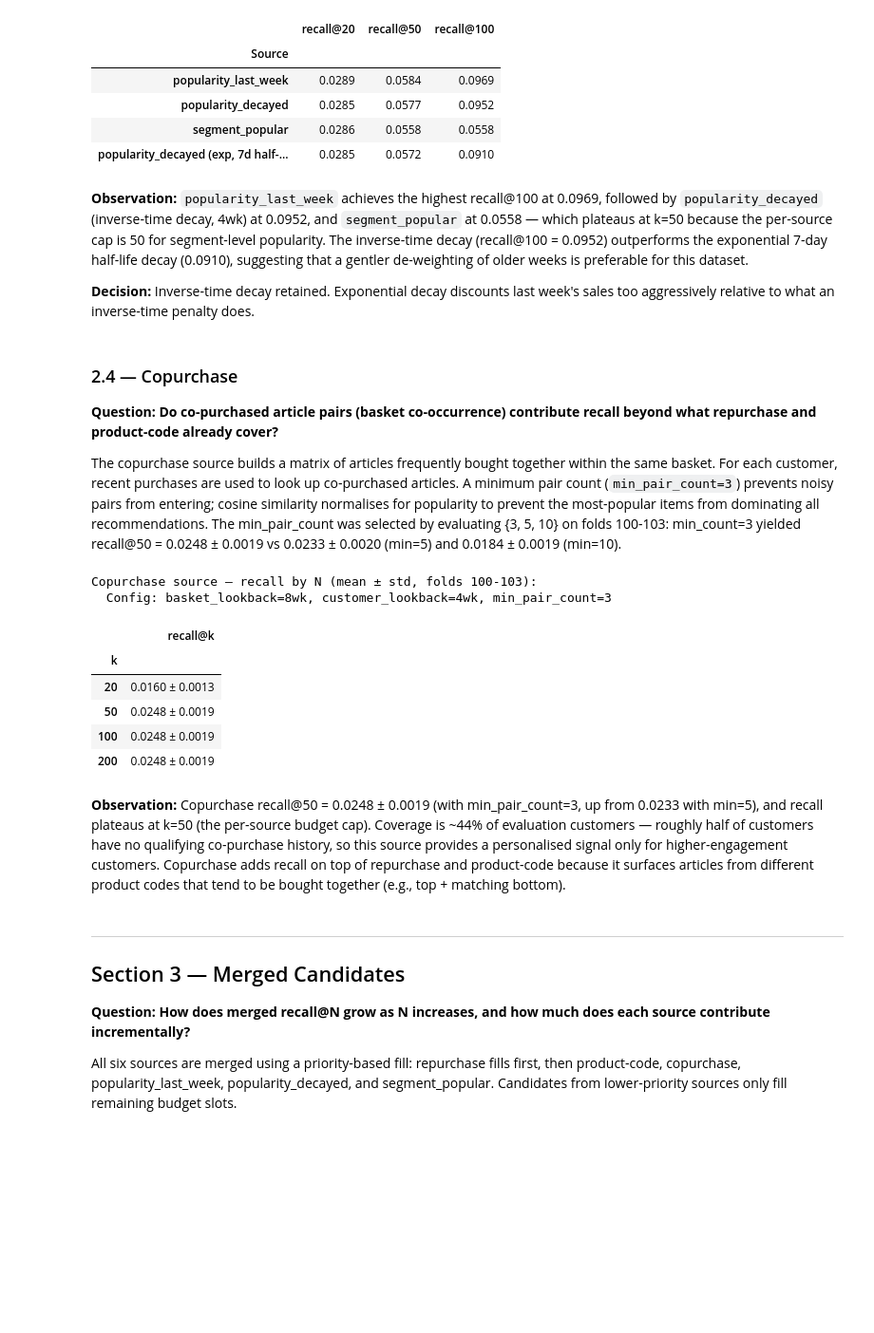
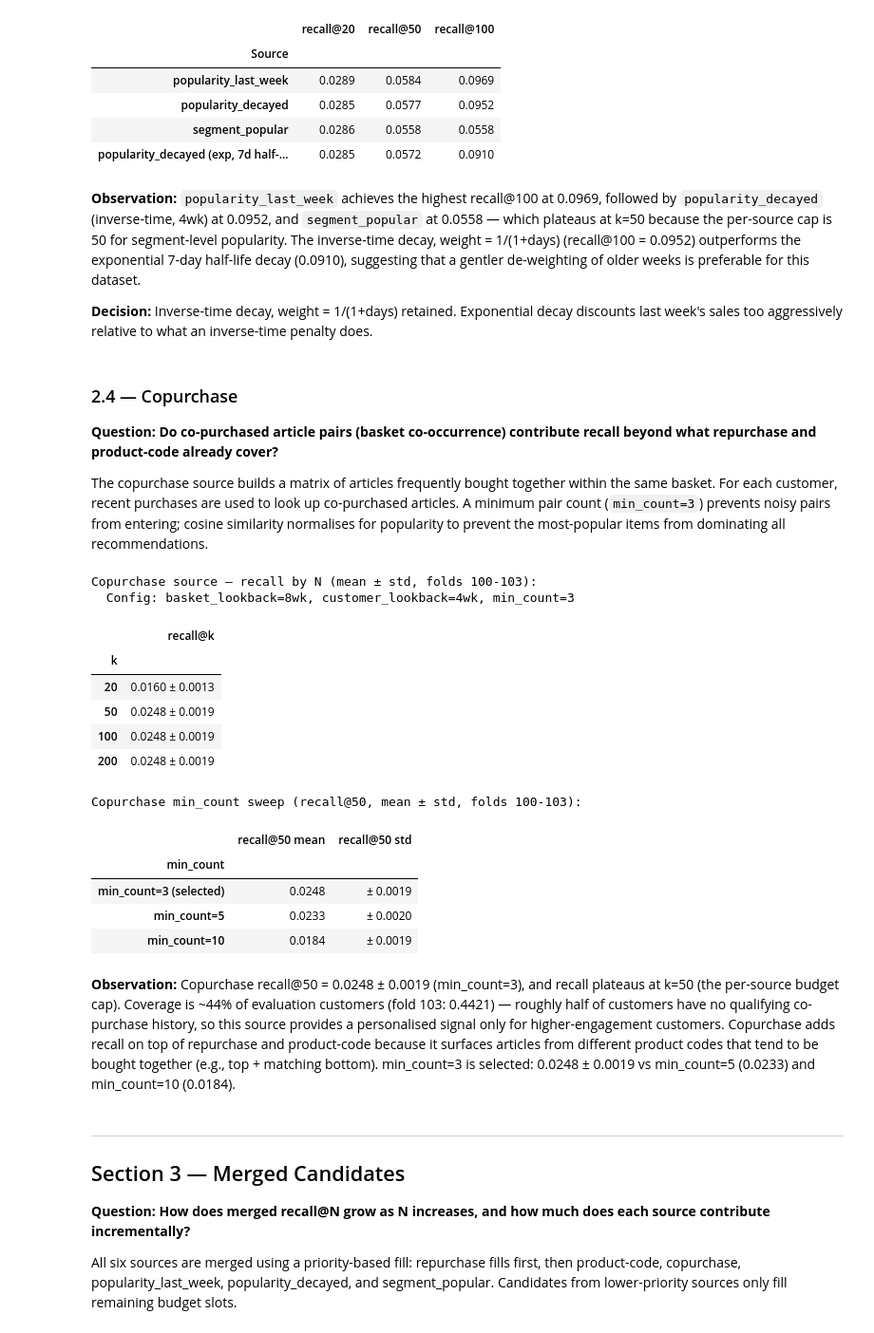
Before and after one commit to Coding-Samurai110602/hm-fashion-recsys, a Jupyter notebook: notebooks/02_candidates.ipynb, the cells around one changed output. Shown at 95% size. Cells and saved outputs as stored; diff of their text form; code cells hidden in the pictures; blank space fills up the shorter version.

```diff
--- a/notebooks/02_candidates.ipynb
+++ b/notebooks/02_candidates.ipynb
@@ -226,15 +226,15 @@ Popularity sources — recall by N (mean over folds 100-103):
 | segment_popular | 0.0286 | 0.0558 | 0.0558 |
 | popularity_decayed (exp, 7d half-... | 0.0285 | 0.0572 | 0.0910 |
 # %% [markdown]
-**Observation:** `popularity_last_week` achieves the highest recall@100 at 0.0969, followed by `popularity_decayed` (inverse-time decay, 4wk) at 0.0952, and `segment_popular` at 0.0558 — which plateaus at k=50 because the per-source cap is 50 for segment-level popularity. The inverse-time decay (recall@100 = 0.0952) outperforms the exponential 7-day half-life decay (0.0910), suggesting that a gentler de-weighting of older weeks is preferable for this dataset.
+**Observation:** `popularity_last_week` achieves the highest recall@100 at 0.0969, followed by `popularity_decayed` (inverse-time, 4wk) at 0.0952, and `segment_popular` at 0.0558 — which plateaus at k=50 because the per-source cap is 50 for segment-level popularity. The inverse-time decay, weight = 1/(1+days) (recall@100 = 0.0952) outperforms the exponential 7-day half-life decay (0.0910), suggesting that a gentler de-weighting of older weeks is preferable for this dataset.
 
-**Decision:** Inverse-time decay retained. Exponential decay discounts last week's sales too aggressively relative to what an inverse-time penalty does.
+**Decision:** Inverse-time decay, weight = 1/(1+days) retained. Exponential decay discounts last week's sales too aggressively relative to what an inverse-time penalty does.
 # %% [markdown]
 ### 2.4 — Copurchase
 
 **Question: Do co-purchased article pairs (basket co-occurrence) contribute recall beyond what repurchase and product-code already cover?**
 
-The copurchase source builds a matrix of articles frequently bought together within the same basket. For each customer, recent purchases are used to look up co-purchased articles. A minimum pair count (`min_pair_count=3`) prevents noisy pairs from entering; cosine similarity normalises for popularity to prevent the most-popular items from dominating all recommendations. The min_pair_count was selected by evaluating {3, 5, 10} on folds 100-103: min_count=3 yielded recall@50 = 0.0248 ± 0.0019 vs 0.0233 ± 0.0020 (min=5) and 0.0184 ± 0.0019 (min=10).
+The copurchase source builds a matrix of articles frequently bought together within the same basket. For each customer, recent purchases are used to look up co-purchased articles. A minimum pair count (`min_count=3`) prevents noisy pairs from entering; cosine similarity normalises for popularity to prevent the most-popular items from dominating all recommendations.
 # %%
 # Display copurchase recall from summary.json.
 cop_data = summary['per_source']['copurchase']
@@ -248,19 +248,46 @@ cop_df = pd.DataFrame([
 ]).set_index('k')
 
 print("Copurchase source — recall by N (mean ± std, folds 100-103):")
-print("  Config: basket_lookback=8wk, customer_lookback=4wk, min_pair_count=3")
+print("  Config: basket_lookback=8wk, customer_lookback=4wk, min_count=3")
 cop_df
 # %% [output]
 Copurchase source — recall by N (mean ± std, folds 100-103):
-  Config: basket_lookback=8wk, customer_lookback=4wk, min_pair_count=3
+  Config: basket_lookback=8wk, customer_lookback=4wk, min_count=3
 |  | recall@k |
 | k |  |
 | 20 | 0.0160 ± 0.0013 |
 | 50 | 0.0248 ± 0.0019 |
 | 100 | 0.0248 ± 0.0019 |
 | 200 | 0.0248 ± 0.0019 |
+# %%
+# min_count sweep: compare min_count={3,5,10} for copurchase source.
+with open(CANDIDATES_DIR / 'copurchase_min_count_sweep.json') as f:
+    sweep = json.load(f)
+
+sweep_rows = []
+for mc in ['3', '5', '10']:
+    res = sweep['results'][mc]
+    label = f'min_count={mc}'
+    if mc == str(sweep['selected']):
+        label += ' (selected)'
+    sweep_rows.append({
+        'min_count': label,
+        'recall@50 mean': f"{res['mean']:.4f}",
+        'recall@50 std': f"± {res['std']:.4f}",
+    })
+
+sweep_df = pd.DataFrame(sweep_rows).set_index('min_count')
+print("Copurchase min_count sweep (recall@50, mean ± std, folds 100-103):")
+sweep_df
+# %% [output]
+Copurchase min_count sweep (recall@50, mean ± std, folds 100-103):
+|  | recall@50 mean | recall@50 std |
+| min_count |  |  |
+| min_count=3 (selected) | 0.0248 | ± 0.0019 |
+| min_count=5 | 0.0233 | ± 0.0020 |
+| min_count=10 | 0.0184 | ± 0.0019 |
 # %% [markdown]
-**Observation:** Copurchase recall@50 = 0.0248 ± 0.0019 (with min_pair_count=3, up from 0.0233 with min=5), and recall plateaus at k=50 (the per-source budget cap). Coverage is ~44% of evaluation customers — roughly half of customers have no qualifying co-purchase history, so this source provides a personalised signal only for higher-engagement customers. Copurchase adds recall on top of repurchase and product-code because it surfaces articles from different product codes that tend to be bought together (e.g., top + matching bottom).
+**Observation:** Copurchase recall@50 = 0.0248 ± 0.0019 (min_count=3), and recall plateaus at k=50 (the per-source budget cap). Coverage is ~44% of evaluation customers (fold 103: 0.4421) — roughly half of customers have no qualifying co-purchase history, so this source provides a personalised signal only for higher-engagement customers. Copurchase adds recall on top of repurchase and product-code because it surfaces articles from different product codes that tend to be bought together (e.g., top + matching bottom). min_count=3 is selected: 0.0248 ± 0.0019 vs min_count=5 (0.0233) and min_count=10 (0.0184).
 # %% [markdown]
 ---
 ## Section 3 — Merged Candidates
```
Also changed, not shown: parts of 23 cells of this notebook, 36 other files.
